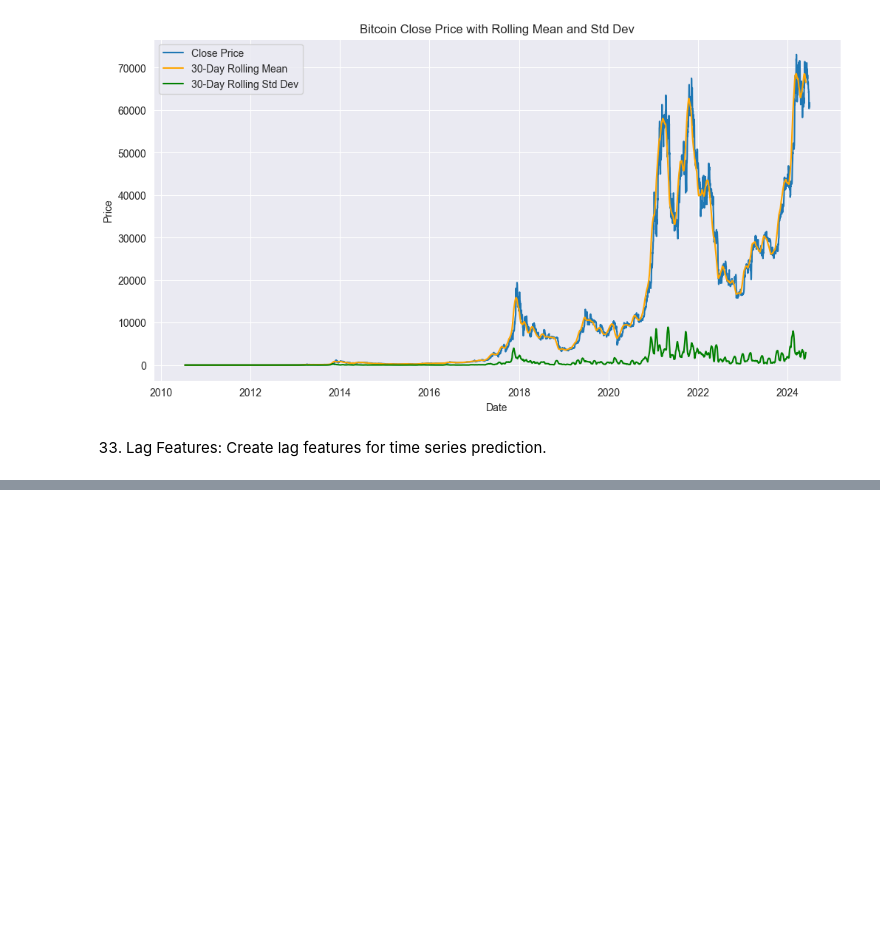
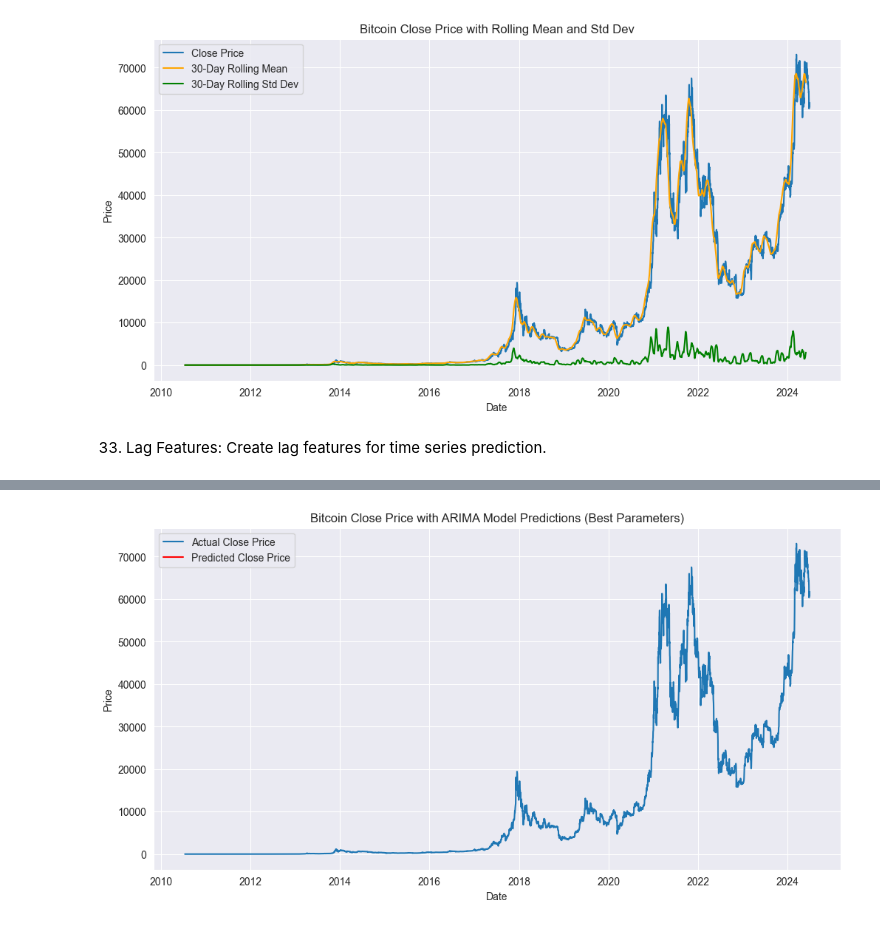
Before and after one commit to ZygimantasB/LLM-practice, a Jupyter notebook: LM practice/kagle/crypto.ipynb, the cells around one changed output, grey strips where cells are left out. Saved outputs shown, nothing was run; the diff lists cells and outputs as text; code cells hidden in the pictures; blank space fills up the shorter version.

```diff
--- a/LM practice/kagle/crypto.ipynb
+++ b/LM practice/kagle/crypto.ipynb
@@ -874,0 +1085,80 @@ plt.show()
+# %%
+import itertools
+import warnings
+from statsmodels.tsa.arima.model import ARIMA
+
+df_path = Path('../../DATASETS/bitcoin_2010-07-17_2024-06-28.csv')
+df = pd.read_csv(df_path)
+
+# Convert 'Start' to datetime format
+df['Start'] = pd.to_datetime(df['Start'])
+
+# Ensure 'Close' is numeric
+df['Close'] = pd.to_numeric(df['Close'], errors='coerce')
+
+# Drop any rows with missing 'Close' values
+df.dropna(subset=['Close'], inplace=True)
+
+# Set 'Start' as the index
+df.set_index('Start', inplace=True)
+
+# Ensure the date index is monotonic
+df = df.sort_index()
+
+# Set the frequency of the date index
+df = df.asfreq('D')
+
+# Define the p, d and q parameters to take any value between 0 and 2
+p = d = q = range(0, 3)
+
+# Generate all different combinations of p, d and q triplets
+pdq = list(itertools.product(p, d, q))
+
+warnings.filterwarnings("ignore")
+
+# Evaluate different ARIMA models
+aic_values = []
+parameters = []
+
+for param in pdq:
+    try:
+        model = ARIMA(df['Close'], order=param)
+        model_fit = model.fit()
+        aic_values.append(model_fit.aic)
+        parameters.append(param)
+        print(f"ARIMA{param} - AIC:{model_fit.aic}")
+    except:
+        continue
+
+# Find the parameters with the minimum AIC value
+best_index = aic_values.index(min(aic_values))
+best_param = parameters[best_index]
+
+print(f"Best Parameters: ARIMA{best_param} - AIC:{aic_values[best_index]}")
+
+# Fit the best ARIMA model
+best_model = ARIMA(df['Close'], order=best_param)
+best_model_fit = best_model.fit()
+
+# Display the model summary
+print(best_model_fit.summary())
+
+# Make predictions
+predictions = best_model_fit.predict(start=len(df), end=len(df) + 29, typ='levels')
+
+# Create a DataFrame to hold the predictions
+predictions_df = pd.DataFrame(predictions, index=pd.date_range(start=df.index[-1] + pd.Timedelta(days=1), periods=30, freq='D'), columns=['Predicted_Close'])
+
+# Display the predictions
+print(predictions_df.head())
+
+# Plot the actual 'Close' prices and the predicted 'Close' prices
+plt.figure(figsize=(12, 6))
+plt.plot(df['Close'], label='Actual Close Price')
+plt.plot(predictions_df['Predicted_Close'], label='Predicted Close Price', color='red')
+plt.title('Bitcoin Close Price with ARIMA Model Predictions (Best Parameters)')
+plt.xlabel('Date')
+plt.ylabel('Price')
+plt.legend()
+plt.show()
+# %% [output]
@@ -874,0 +1182 @@ plt.show()
+[figure, added]
```
Also changed, not shown: parts of 18 cells of this notebook, 1 other file.
